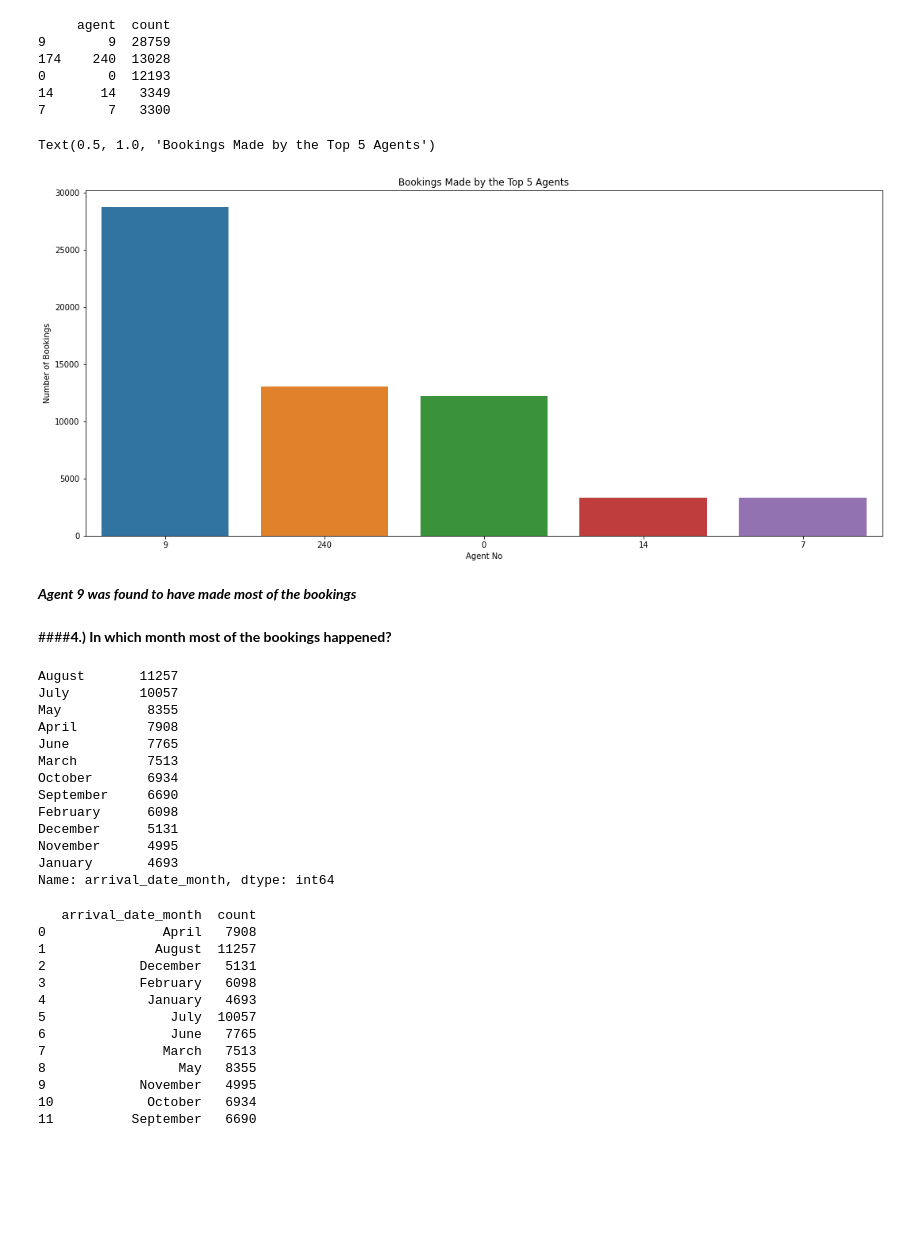
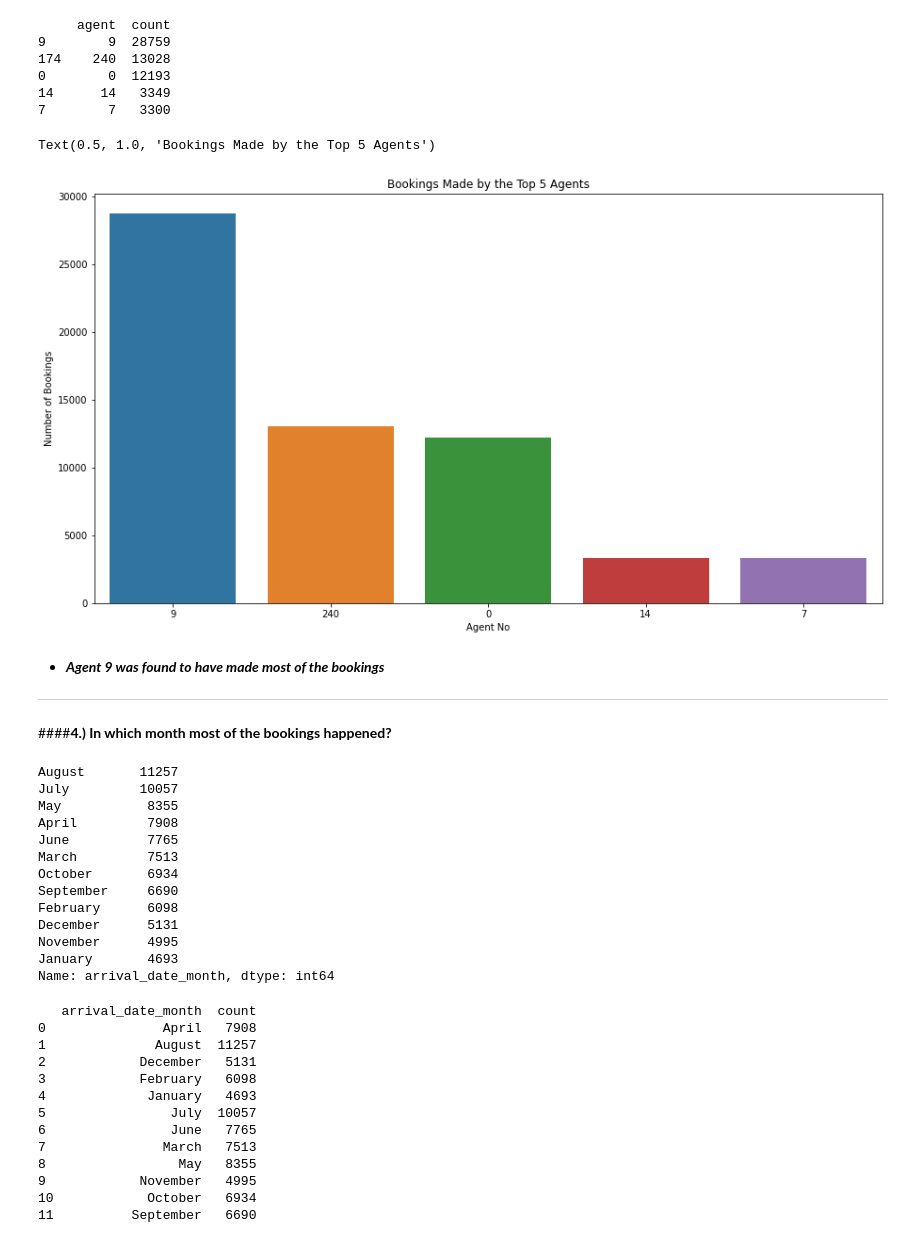
Before and after one commit to Jasjot-Kaur/Hotel-Booking-Analysis, a Jupyter notebook: Hotel_Bookings_Exploratory_Data_Analysis.ipynb, the cells around one changed output. Saved outputs shown, nothing was run; the diff lists cells and outputs as text; code cells hidden in the pictures; blank space fills up the shorter version.

```diff
--- a/Hotel_Bookings_Exploratory_Data_Analysis.ipynb
+++ b/Hotel_Bookings_Exploratory_Data_Analysis.ipynb
@@ -503,34 +507,36 @@ print(top_five_highest_bookings)
 14      14   3349
 7        7   3300
 # %%
-plt.figure(figsize=(18,8))
+plt.figure(figsize=(15,8))
 sns.barplot(x = top_five_highest_bookings['agent'],
             y = top_five_highest_bookings['count'],
             order = top_five_highest_bookings['agent'])
 plt.xlabel('Agent No')
 plt.ylabel('Number of Bookings')
 plt.title("Bookings Made by the Top 5 Agents")
 # %% [output]
 Text(0.5, 1.0, 'Bookings Made by the Top 5 Agents')
-[figure, old version]
+[figure, new version]
 # %% [markdown]
-***Agent 9 was found to have made most of the bookings***
+*   ***Agent 9 was found to have made most of the bookings***
+
+---
 # %% [markdown]
 ####**4.) In which month most of the bookings happened?**
-# %%
-df_h1['arrival_date_month'].value_counts()
-# %% [output]
-August       11257
-July         10057
-May           8355
-April         7908
-June          7765
-March         7513
-October       6934
-September     6690
-February      6098
-December      5131
-November      4995
-January       4693
-Name: arrival_date_month, dtype: int64
+# %%
+df_h1['arrival_date_month'].value_counts()     #  value_counts() returns counts of unique values of arrival_date_month
+# %% [output]
+August       11257
+July         10057
+May           8355
+April         7908
+June          7765
+March         7513
+October       6934
+September     6690
+February      6098
+December      5131
+November      4995
+January       4693
+Name: arrival_date_month, dtype: int64
 # %%
```
Also changed, not shown: parts of 28 cells of this notebook.
